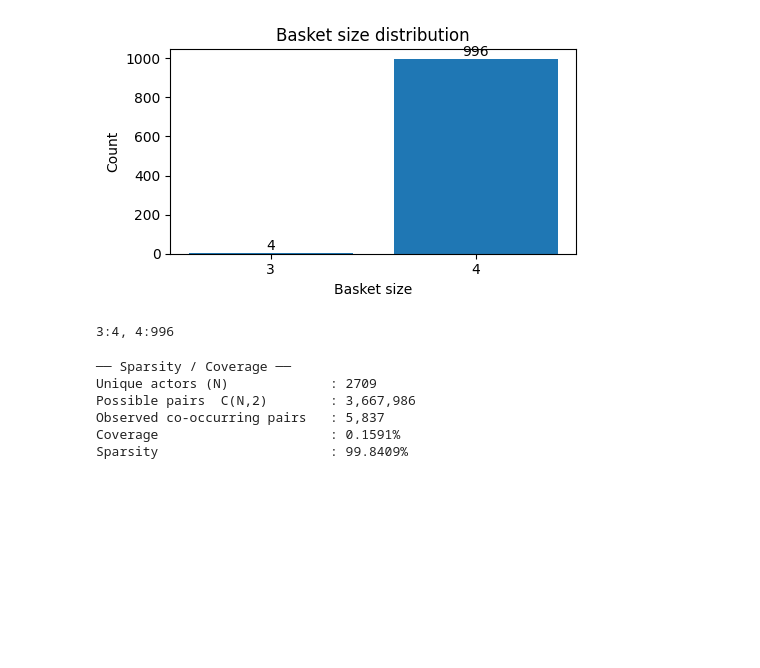
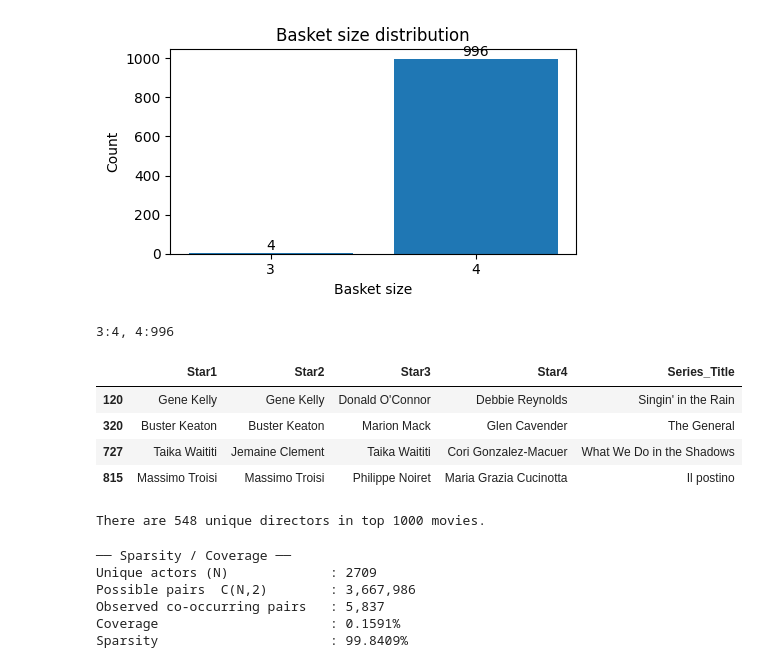
Before and after one commit to bercaakbayir/unimi-dse-amd-assignment, a Jupyter notebook: main.ipynb, the cells around one changed output. Saved outputs shown, nothing was run; the diff lists cells and outputs as text; code cells hidden in the pictures; blank space fills up the shorter version.

```diff
--- a/main.ipynb
+++ b/main.ipynb
@@ -188,6 +192,18 @@ print(', '.join(f'{k}:{v}' for k, v in sorted(counts.items())))
 # %% [output]
 [figure]
 3:4, 4:996
+# %%
+df[df.apply(lambda row: len(set([row['Star1'], row['Star2'], row['Star3'], row['Star4']])) < 4, axis=1)][['Star1','Star2','Star3','Star4', 'Series_Title']]
+# %% [output]
+|  | Star1 | Star2 | Star3 | Star4 | Series_Title |
+| 120 | Gene Kelly | Gene Kelly | Donald O'Connor | Debbie Reynolds | Singin' in the Rain |
+| 320 | Buster Keaton | Buster Keaton | Marion Mack | Glen Cavender | The General |
+| 727 | Taika Waititi | Jemaine Clement | Taika Waititi | Cori Gonzalez-Macuer | What We Do in the Shadows |
+| 815 | Massimo Troisi | Massimo Troisi | Philippe Noiret | Maria Grazia Cucinotta | Il postino |
+# %%
+print(f"There are {df['Director'].nunique()} unique directors in top 1000 movies.")
+# %% [output]
+There are 548 unique directors in top 1000 movies.
 # %%
 all_actors  = pd.concat([df['Star1'], df['Star2'], df['Star3'], df['Star4']])
 actor_freq  = all_actors.value_counts()
```
Also changed, not shown: parts of 19 cells of this notebook.
